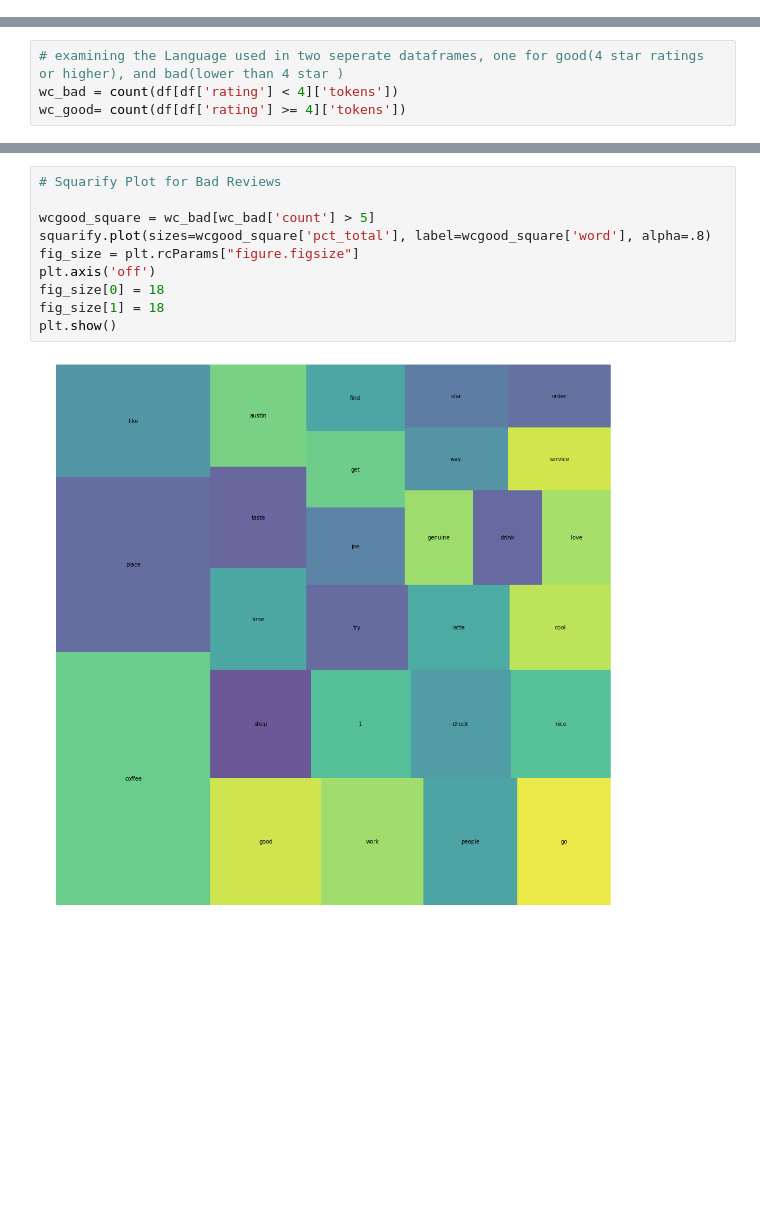
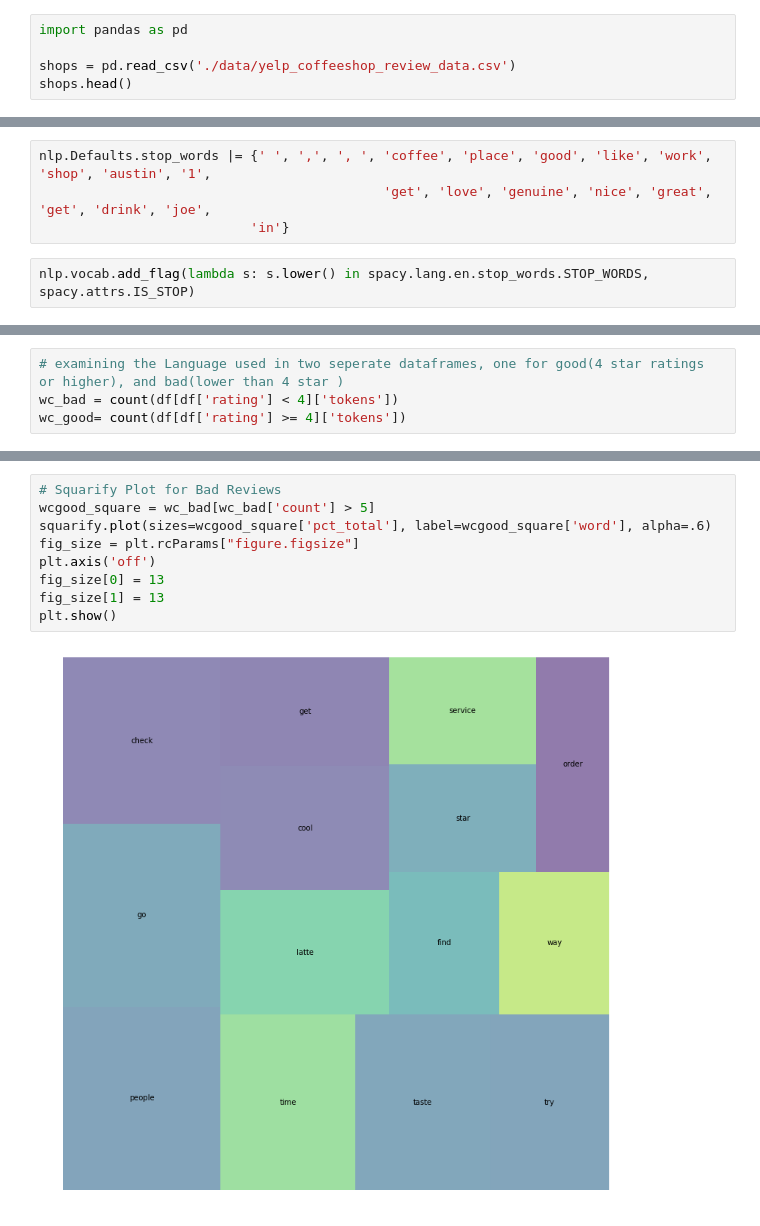
Before and after one commit to JoshFowlkes/DS-Unit-4-Sprint-1-NLP, a Jupyter notebook: module1-text-data/LS_DS_411_Text_Data_Assignment.ipynb, the cells around one changed output, grey strips where cells are left out. Saved outputs shown, nothing was run; the diff lists cells and outputs as text; blank space fills up the shorter version.

```diff
--- a/module1-text-data/LS_DS_411_Text_Data_Assignment.ipynb
+++ b/module1-text-data/LS_DS_411_Text_Data_Assignment.ipynb
@@ -370,0 +310,5 @@ dir(model)
+# %%
+import pandas as pd
+
+shops = pd.read_csv('./data/yelp_coffeeshop_review_data.csv')
+shops.head()
@@ -407,3 +358,9 @@ df.head()
 # Getting the NLP locked and loaded
 import spacy
 nlp = spacy.load('en_core_web_lg')
+# %%
+nlp.Defaults.stop_words |= {' ', ',', ', ', 'coffee', 'place', 'good', 'like', 'work', 'shop', 'austin', '1',
+                                            'get', 'love', 'genuine', 'nice', 'great', 'get', 'drink', 'joe',
+                           'in'}
+# %%
+nlp.vocab.add_flag(lambda s: s.lower() in spacy.lang.en.stop_words.STOP_WORDS, spacy.attrs.IS_STOP)
@@ -533,12 +518,11 @@ plt.show()
 # %%
 # Squarify Plot for Bad Reviews
-
 wcgood_square = wc_bad[wc_bad['count'] > 5]
-squarify.plot(sizes=wcgood_square['pct_total'], label=wcgood_square['word'], alpha=.8)
+squarify.plot(sizes=wcgood_square['pct_total'], label=wcgood_square['word'], alpha=.6)
 fig_size = plt.rcParams["figure.figsize"]
 plt.axis('off')
-fig_size[0] = 18
-fig_size[1] = 18
+fig_size[0] = 13
+fig_size[1] = 13
 plt.show()
 # %% [output]
-[figure, old version]
+[figure, new version]
```
Also changed, not shown: parts of 21 cells of this notebook, 3 other files.
